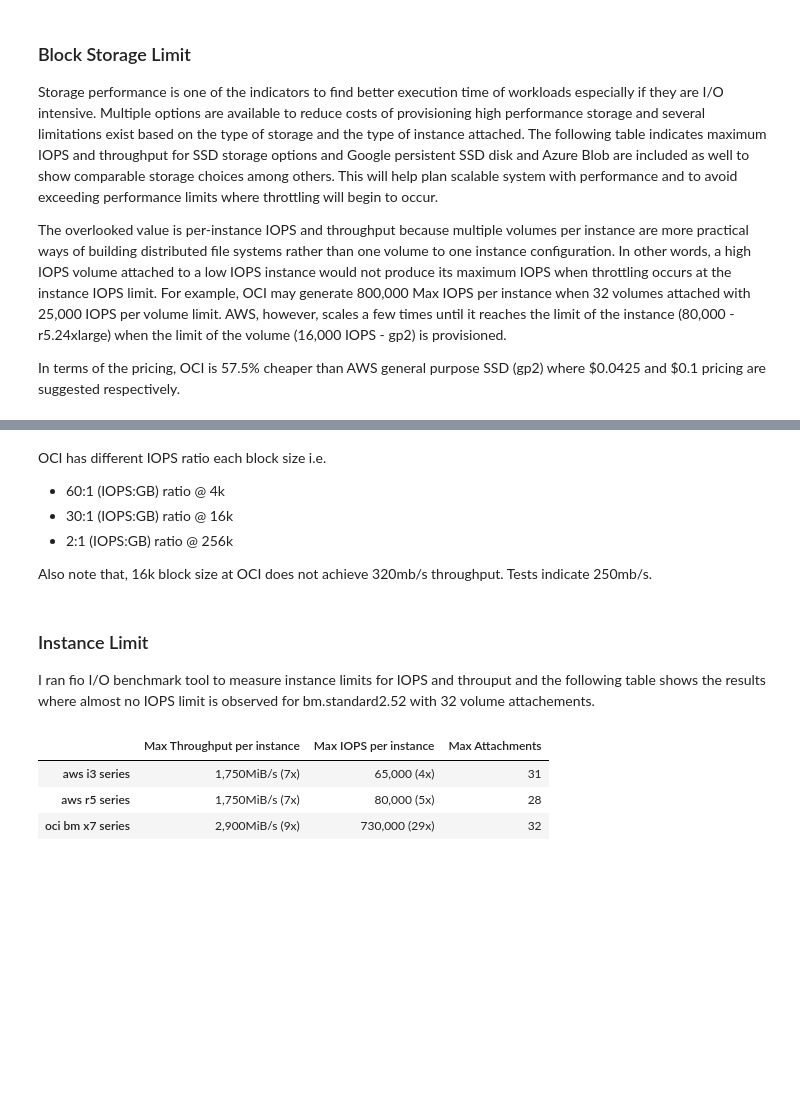
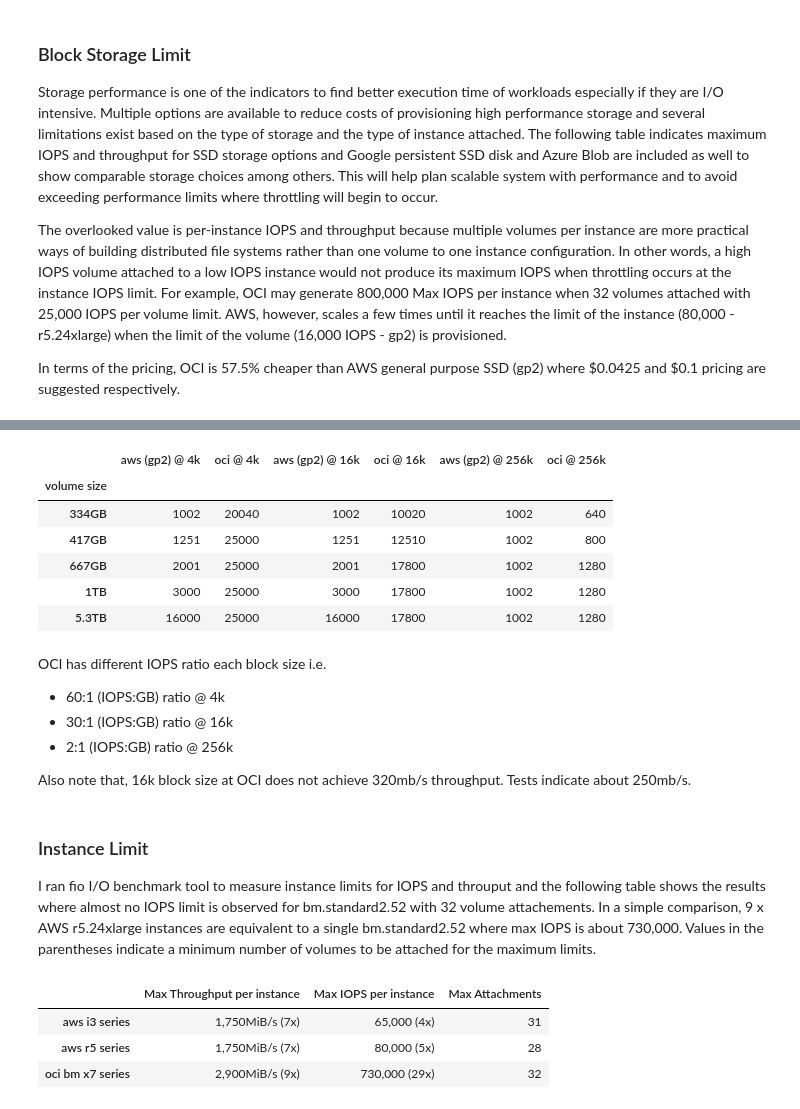
Before and after one commit to lee212/benchmark-baremetal, a Jupyter notebook: oci baremetal benchmark v2.ipynb, the cells around one changed output, grey strips where cells are left out. Drawn from its saved outputs; the diff is of its cells as text; code cells hidden in the pictures; blank space fills up the shorter version.

```diff
--- a/oci baremetal benchmark v2.ipynb
+++ b/oci baremetal benchmark v2.ipynb
@@ -211,14 +199,59 @@ This is a note that OCI has a different (calculated) ratio each block size, wher
+# %%
+bdata_volume_size = {"aws (gp2) @ 4k": { "334GB": 1002,
+                                  "417GB": 1251,
+                                  "667GB": 2001,
+                                  "1TB": 3000,
+                                  "5.3TB": 16000},
+                    "oci @ 4k":  { "334GB": 20040,
+                                  "417GB": 25000,
+                                  "667GB": 25000,
+                                  "1TB": 25000,
+                                  "5.3TB": 25000},
+                     "aws (gp2) @ 16k": { "334GB": 1002,
+                                  "417GB": 1251,
+                                  "667GB": 2001,
+                                  "1TB": 3000,
+                                  "5.3TB": 16000},
+                    "oci @ 16k":  { "334GB": 10020,
+                                  "417GB": 12510,
+                                  "667GB": 17800,
+                                  "1TB": 17800,
+                                  "5.3TB": 17800},
+                     "aws (gp2) @ 256k": { "334GB": 1002,
+                                  "417GB": 1002,
+                                  "667GB": 1002,
+                                  "1TB": 1002,
+                                  "5.3TB": 1002},
+                    "oci @ 256k":  { "334GB": 640,
+                                  "417GB": 800,
+                                  "667GB": 1280,
+                                  "1TB": 1280,
+                                  "5.3TB": 1280}
+                    }
+dfbdata_volume_size = pd.DataFrame.from_dict(bdata_volume_size)
+dfbdata_volume_size = dfbdata_volume_size.reindex(["334GB", "417GB", "667GB", "1TB", "5.3TB"])
+dfbdata_volume_size = dfbdata_volume_size.reindex(columns = ["aws (gp2) @ 4k", "oci @ 4k", "aws (gp2) @ 16k", "oci @ 16k", "aws (gp2) @ 256k", "oci @ 256k"])
+dfbdata_volume_size.index.name = "volume size"
+dfbdata_volume_size
+# %% [output]
+|  | aws (gp2) @ 4k | oci @ 4k | aws (gp2) @ 16k | oci @ 16k | aws (gp2) @ 256k | oci @ 256k |
+| volume size |  |  |  |  |  |  |
+| 334GB | 1002 | 20040 | 1002 | 10020 | 1002 | 640 |
+| 417GB | 1251 | 25000 | 1251 | 12510 | 1002 | 800 |
+| 667GB | 2001 | 25000 | 2001 | 17800 | 1002 | 1280 |
+| 1TB | 3000 | 25000 | 3000 | 17800 | 1002 | 1280 |
+| 5.3TB | 16000 | 25000 | 16000 | 17800 | 1002 | 1280 |
 # %% [markdown]
 OCI has different IOPS ratio each block size i.e.
 - 60:1 (IOPS:GB) ratio @ 4k
 - 30:1 (IOPS:GB) ratio @ 16k
 - 2:1 (IOPS:GB) ratio @ 256k
 
-Also note that, 16k block size at OCI does not achieve 320mb/s throughput. Tests indicate 250mb/s.
+Also note that, 16k block size at OCI does not achieve 320mb/s throughput. Tests indicate about 250mb/s.
 # %% [markdown]
 ### Instance Limit
 
-I ran fio I/O benchmark tool to measure instance limits for IOPS and throuput and the following table shows the results where almost no IOPS limit is observed for bm.standard2.52 with 32 volume attachements.
+I ran fio I/O benchmark tool to measure instance limits for IOPS and throuput and the following table shows the results where almost no IOPS limit is observed for bm.standard2.52 with 32 volume attachements. In a simple comparison, 9 x AWS r5.24xlarge instances are equivalent to a single bm.standard2.52 where max IOPS is about 730,000. Values in the parentheses indicate a minimum number of volumes to be attached for the maximum limits.
 # %%
 bdata_instance = {"aws i3 series": { "Max Throughput per instance": "1,750MiB/s (7x)",
                                     "Max IOPS per instance":"65,000 (4x)",
```
Also changed, not shown: parts of 9 cells of this notebook.
